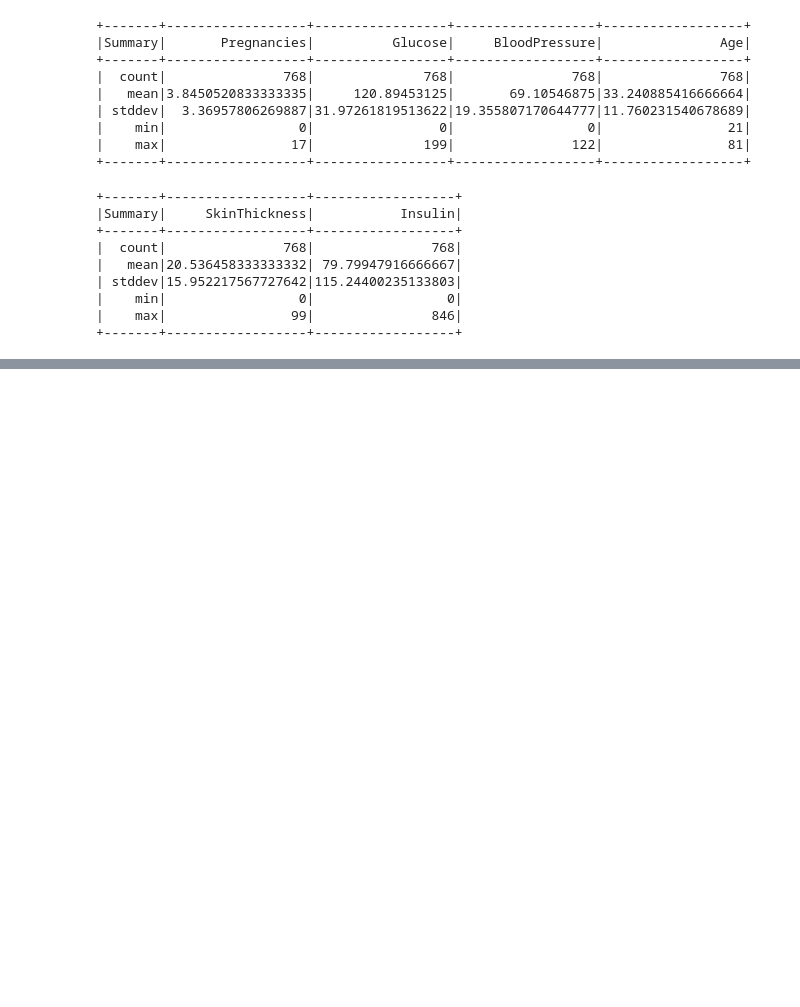
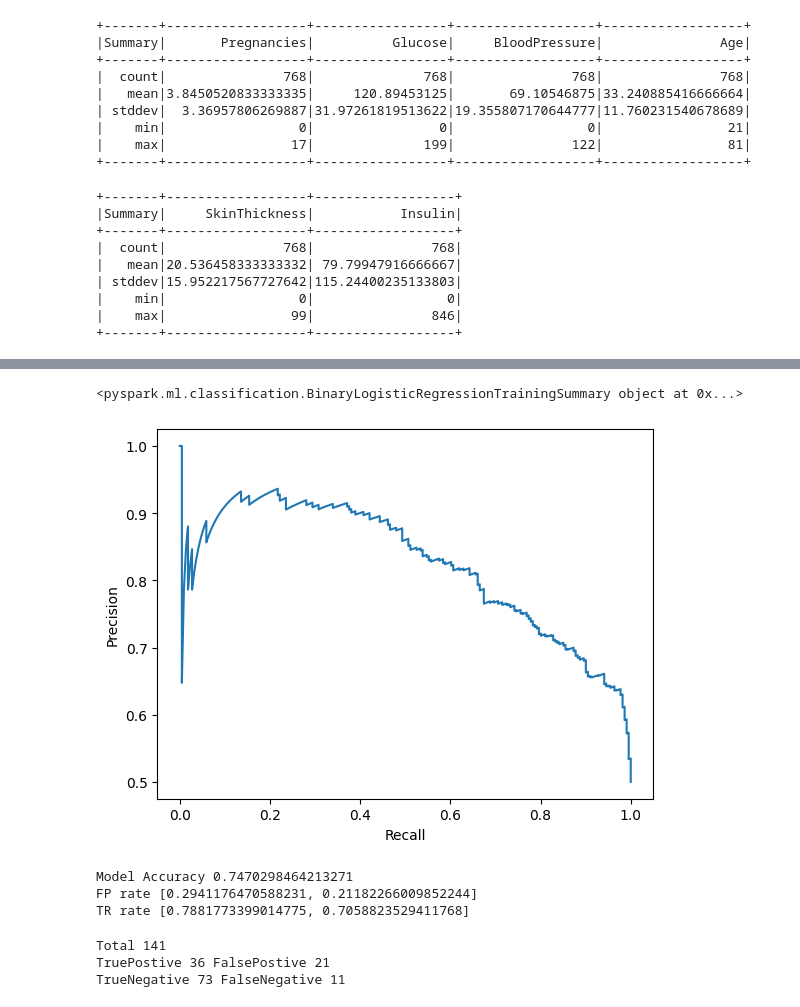
Before and after one commit to Claud1601/CN7030-Assignment, a Jupyter notebook: Week4.ipynb, the cells around one changed output, grey strips where cells are left out. Saved outputs shown, nothing was run; the diff lists cells and outputs as text; code cells hidden in the pictures; blank space fills up the shorter version.

```diff
--- a/Week4.ipynb
+++ b/Week4.ipynb
@@ -60,0 +192,3 @@ dataset.describe().select("Summary","SkinThickness","Insulin").show()
+# %%
+BalancingRatio= numNegatives/dataset_size
+print('BalancingRatio = {}'.format(BalancingRatio))
@@ -60,0 +197,4 @@ dataset.describe().select("Summary","SkinThickness","Insulin").show()
+# %%
+# balance
+train=train.withColumn("classWeights", when(train.Outcome == 1,BalancingRatio).otherwise(1-BalancingRatio))
+train.select("classWeights").show(5)
@@ -60,0 +212,8 @@ dataset.describe().select("Summary","SkinThickness","Insulin").show()
+# %%
+#Feature selection
+# Feature selection using chisquareSelector
+from pyspark.ml.feature import ChiSqSelector
+css = ChiSqSelector(featuresCol='Scaled_features',outputCol='Aspect',labelCol='Outcome',fpr=0.05)
+train=css.fit(train).transform(train)
+test=css.fit(test).transform(test)
+test.select("Aspect").show(5,truncate=False)
@@ -60,0 +231,8 @@ dataset.describe().select("Summary","SkinThickness","Insulin").show()
+# %%
+#Building a classification model using Logistic Regression (LR)
+from pyspark.ml.classification import LogisticRegression
+lr = LogisticRegression(labelCol="Outcome", featuresCol="Aspect",weightCol="classWeights",maxIter=10)
+model=lr.fit(train)
+predict_train=model.transform(train)
+predict_test=model.transform(test)
+predict_test.select("Outcome","prediction").show(10)
@@ -60,0 +284,51 @@ dataset.describe().select("Summary","SkinThickness","Insulin").show()
+# %%
+print(model.summary)
+import matplotlib.pyplot as plt
+pr = model.summary.pr.toPandas()
+plt.plot(pr['recall'],pr['precision'])
+plt.ylabel('Precision')
+plt.xlabel('Recall')
+plt.show()
+print("Model Accuracy",model.summary.accuracy)
+print("FP rate",model.summary.falsePositiveRateByLabel)
+print("TR rate",model.summary.truePositiveRateByLabel)
+# %% [output]
+<pyspark.ml.classification.BinaryLogisticRegressionTrainingSummary object at 0x...>
+[figure, added]
+Model Accuracy 0.7470298464213271
+FP rate [0.2941176470588231, 0.21182266009852244]
+TR rate [0.7881773399014775, 0.7058823529411768]
+# %%
+#print("Total True Positive i.e. diabetes",predict_test.select("Outcome").where('Outcome == 1.0').count())
+#print("Total True  Negative,i.e. without diabetes",predict_test.select("Outcome").where('Outcome == 0.0').count())
+pr = predict_test.toPandas()
+TruePositive =0
+FalsePositive=0
+TrueNegative=0
+FalseNegative=0
+Postive=1.0
+Negative=0.0
+pos=0
+Neg=0
+
+print("Total",len(pr["Outcome"]))
+for lbl in range(len(pr["Outcome"])):
+  if  pr["prediction"][lbl]==Postive:
+    pos+=1
+    if pr["prediction"][lbl]==pr["Outcome"][lbl]:
+      TruePositive+=1
+    else:
+      FalsePositive+=1
+  if  pr["prediction"][lbl]==Negative:
+    Neg+=1
+    if pr["prediction"][lbl]==pr["Outcome"][lbl]:
+      TrueNegative+=1
+    else:
+      FalseNegative+=1
+#print("Total Positive & Negative predicted,  diabetes: ",pos,",Non Diabetes",Neg)
+print("TruePostive",TruePositive,"FalsePostive",FalsePositive)
+print("TrueNegative",TrueNegative,"FalseNegative",FalseNegative)
+# %% [output]
+Total 141
+TruePostive 36 FalsePostive 21
+TrueNegative 73 FalseNegative 11
```
Also changed, not shown: parts of 16 cells of this notebook.
